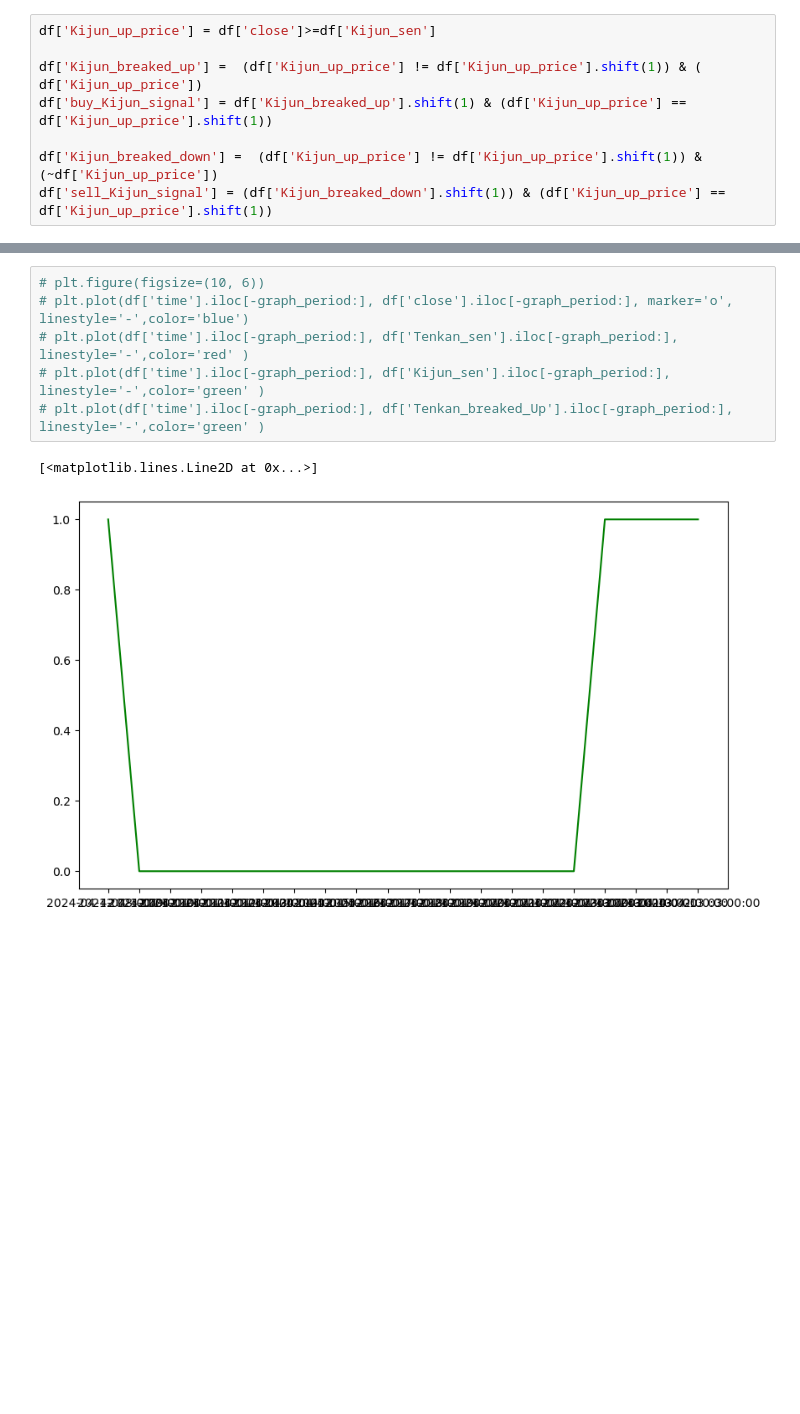
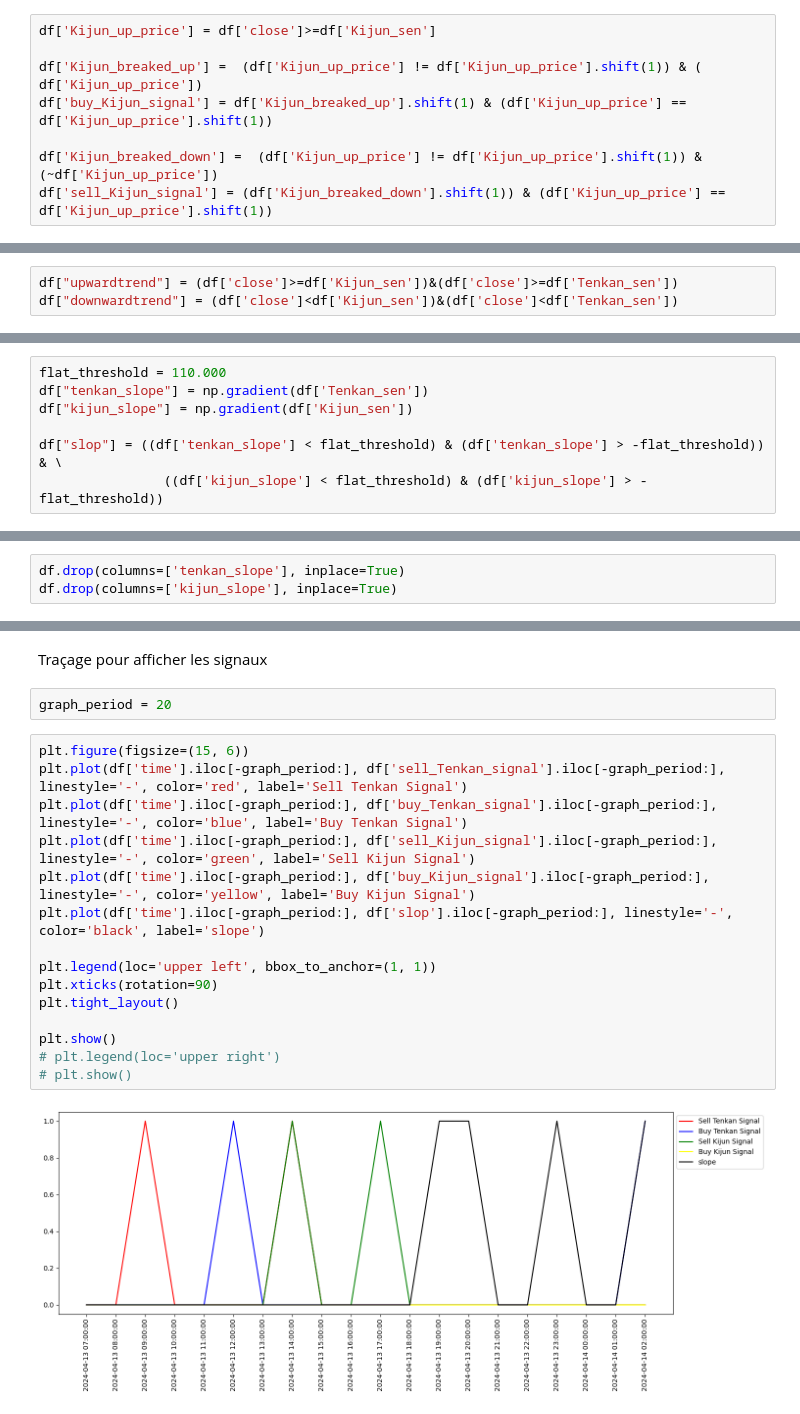
Before and after one commit to pedram6403/INF7225group1, a Jupyter notebook: preparation_data.ipynb, the cells around one changed output, grey strips where cells are left out. Saved outputs shown, nothing was run; the diff lists cells and outputs as text; blank space fills up the shorter version.

```diff
--- a/preparation_data.ipynb
+++ b/preparation_data.ipynb
@@ -271,0 +333,3 @@ df['sell_Kijun_signal'] = (df['Kijun_breaked_down'].shift(1)) & (df['Kijun_up_pr
+# %%
+df["upwardtrend"] = (df['close']>=df['Kijun_sen'])&(df['close']>=df['Tenkan_sen'])
+df["downwardtrend"] = (df['close']<df['Kijun_sen'])&(df['close']<df['Tenkan_sen'])
@@ -271,0 +338,7 @@ df['sell_Kijun_signal'] = (df['Kijun_breaked_down'].shift(1)) & (df['Kijun_up_pr
+# %%
+flat_threshold = 110.000
+df["tenkan_slope"] = np.gradient(df['Tenkan_sen'])
+df["kijun_slope"] = np.gradient(df['Kijun_sen'])
+
+df["slop"] = ((df['tenkan_slope'] < flat_threshold) & (df['tenkan_slope'] > -flat_threshold)) & \
+                ((df['kijun_slope'] < flat_threshold) & (df['kijun_slope'] > -flat_threshold))
@@ -272,3 +347,6 @@ df['sell_Kijun_signal'] = (df['Kijun_breaked_down'].shift(1)) & (df['Kijun_up_pr
+# %%
+df.drop(columns=['tenkan_slope'], inplace=True)
+df.drop(columns=['kijun_slope'], inplace=True)
 # %%
 df[-20:]
 # %% [output]
@@ -293,9 +371,21 @@ df[-20:]
+# %% [markdown]
+Traçage pour afficher les signaux
+# %%
+graph_period = 20
 # %%
-# plt.figure(figsize=(10, 6))
-# plt.plot(df['time'].iloc[-graph_period:], df['close'].iloc[-graph_period:], marker='o', linestyle='-',color='blue')
-# plt.plot(df['time'].iloc[-graph_period:], df['Tenkan_sen'].iloc[-graph_period:], linestyle='-',color='red' )
-# plt.plot(df['time'].iloc[-graph_period:], df['Kijun_sen'].iloc[-graph_period:], linestyle='-',color='green' )
-# plt.plot(df['time'].iloc[-graph_period:], df['Tenkan_breaked_Up'].iloc[-graph_period:], linestyle='-',color='green' )
+plt.figure(figsize=(15, 6))
+plt.plot(df['time'].iloc[-graph_period:], df['sell_Tenkan_signal'].iloc[-graph_period:], linestyle='-', color='red', label='Sell Tenkan Signal')
+plt.plot(df['time'].iloc[-graph_period:], df['buy_Tenkan_signal'].iloc[-graph_period:], linestyle='-', color='blue', label='Buy Tenkan Signal')
+plt.plot(df['time'].iloc[-graph_period:], df['sell_Kijun_signal'].iloc[-graph_period:], linestyle='-', color='green', label='Sell Kijun Signal')
+plt.plot(df['time'].iloc[-graph_period:], df['buy_Kijun_signal'].iloc[-graph_period:], linestyle='-', color='yellow', label='Buy Kijun Signal')
+plt.plot(df['time'].iloc[-graph_period:], df['slop'].iloc[-graph_period:], linestyle='-', color='black', label='slope')
+
+plt.legend(loc='upper left', bbox_to_anchor=(1, 1))
+plt.xticks(rotation=90)
+plt.tight_layout()
+
+plt.show()
+# plt.legend(loc='upper right')
+# plt.show()
 # %% [output]
-[<matplotlib.lines.Line2D at 0x...>]
-[figure, old version]
+[figure, new version]
```
Also changed, not shown: parts of 70 cells of this notebook, 1 other file.
